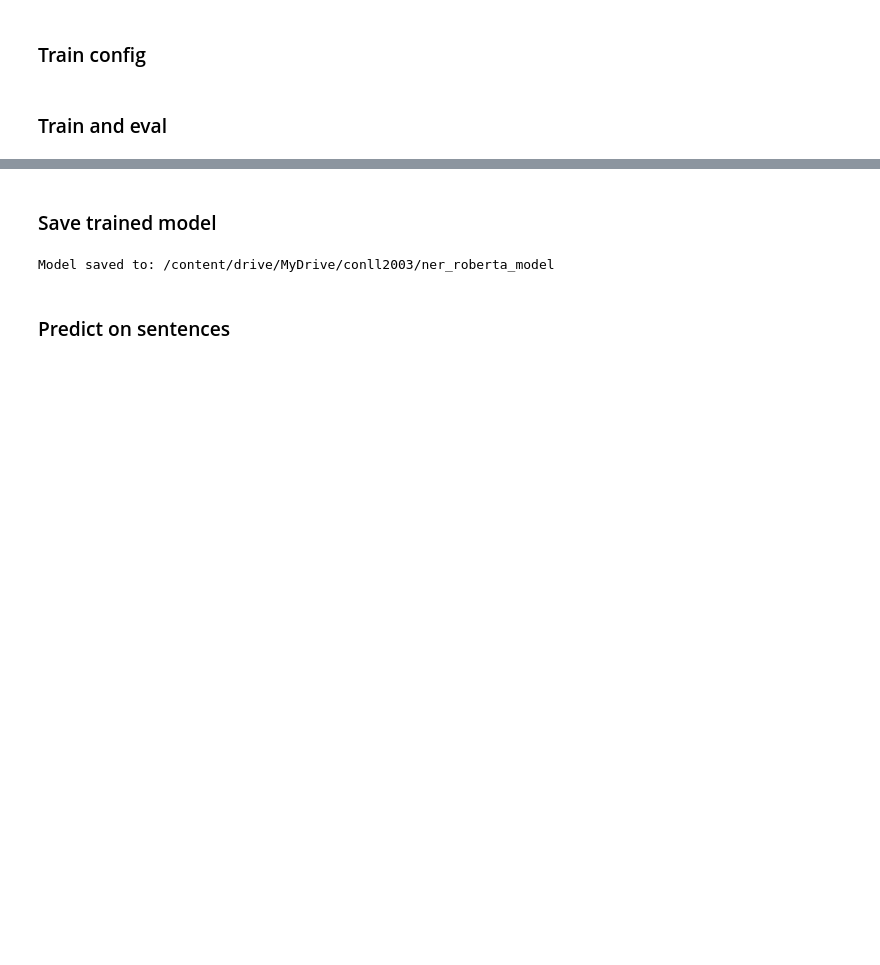
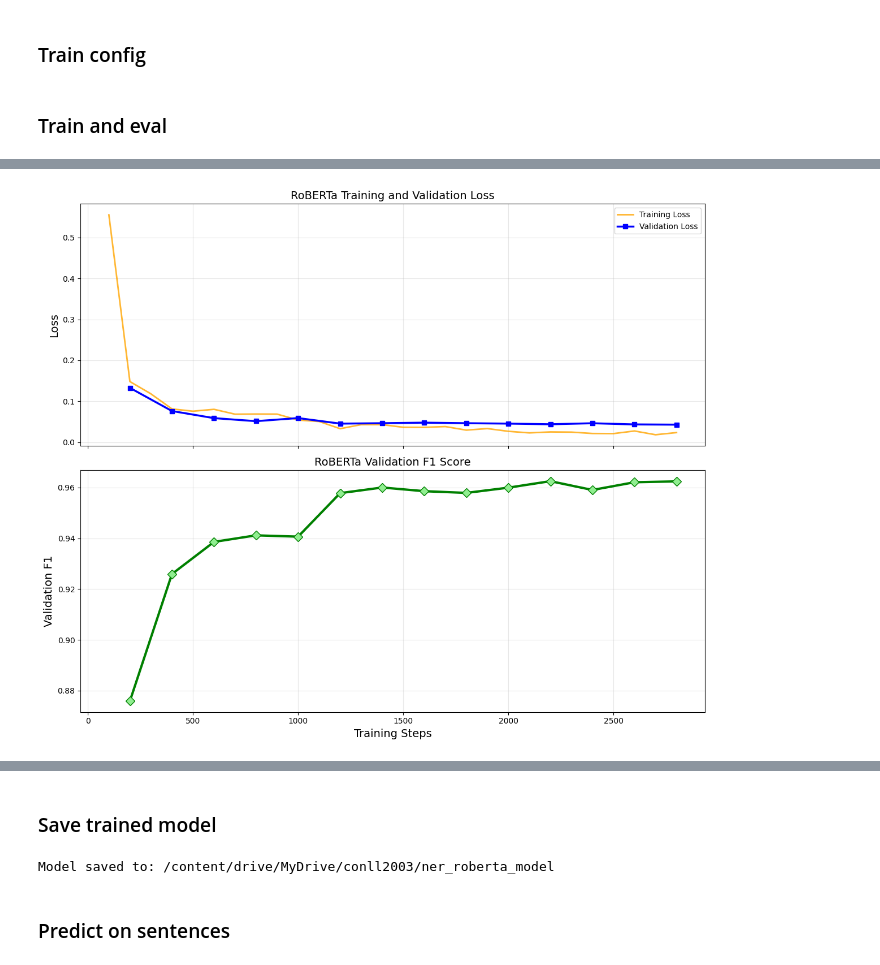
Before and after one commit to acd19ml/ner-extractor, a Jupyter notebook: RoBERTa/NER_roberta.ipynb, the cells around one changed output, grey strips where cells are left out. Drawn from its saved outputs; the diff is of its cells as text; code cells hidden in the pictures; blank space fills up the shorter version.

```diff
--- a/RoBERTa/NER_roberta.ipynb
+++ b/RoBERTa/NER_roberta.ipynb
@@ -219,3 +221,60 @@ TrainOutput(global_step=2811, training_loss=0.06710354130872836, metrics={'train
+# %%
+def parse_trainer_history(trainer):
+    history = trainer.state.log_history
+
+    train_steps = []
+    train_losses = []
+
+    eval_steps = []
+    eval_losses = []
+    eval_f1s = []
+
+    for log in history:
+        if 'loss' in log and 'eval_loss' not in log:
+            train_steps.append(log['step'])
+            train_losses.append(log['loss'])
+
+        if 'eval_loss' in log or 'eval_f1' in log:
+            eval_steps.append(log['step'])
+            eval_losses.append(log.get('eval_loss', np.nan))
+            eval_f1s.append(log.get('eval_f1', np.nan))
+
+    return {
+        'train_steps': np.array(train_steps),
+        'train_loss': np.array(train_losses),
+        'eval_steps': np.array(eval_steps),
+        'eval_loss': np.array(eval_losses),
+        'eval_f1': np.array(eval_f1s),
+    }
+
+history = parse_trainer_history(trainer)
+
+fig, (ax1, ax2) = plt.subplots(2, 1, figsize=(12, 10), sharex=True)
+
+ax1.plot(history['train_steps'], history['train_loss'],
+         label='Training Loss', color='orange', alpha=0.8, linewidth=2)
+ax1.plot(history['eval_steps'], history['eval_loss'],
+         's-', label='Validation Loss', color='blue', markersize=6, linewidth=2.5)
+
+ax1.set_ylabel('Loss', fontsize=14)
+ax1.set_title('RoBERTa Training and Validation Loss', fontsize=14)
+ax1.legend()
+ax1.grid(True, alpha=0.3)
+
+ax2.plot(history['eval_steps'], history['eval_f1'],
+         'D-', color='green', markersize=8, linewidth=3, markerfacecolor='lightgreen')
+
+ax2.set_xlabel('Training Steps', fontsize=14)
+ax2.set_ylabel('Validation F1', fontsize=14)
+ax2.set_title('RoBERTa Validation F1 Score', fontsize=14)
+ax2.grid(True, alpha=0.3)
+
+
+plt.tight_layout()
+plt.savefig(base_path + 'training_curves_final.png', dpi=300, bbox_inches='tight')
+plt.show()
+# %% [output]
+[figure, added]
 # %%
 test_results = trainer.evaluate(tokenized_datasets["test"])
 print(test_results)
```
Also changed, not shown: parts of 14 cells of this notebook.
